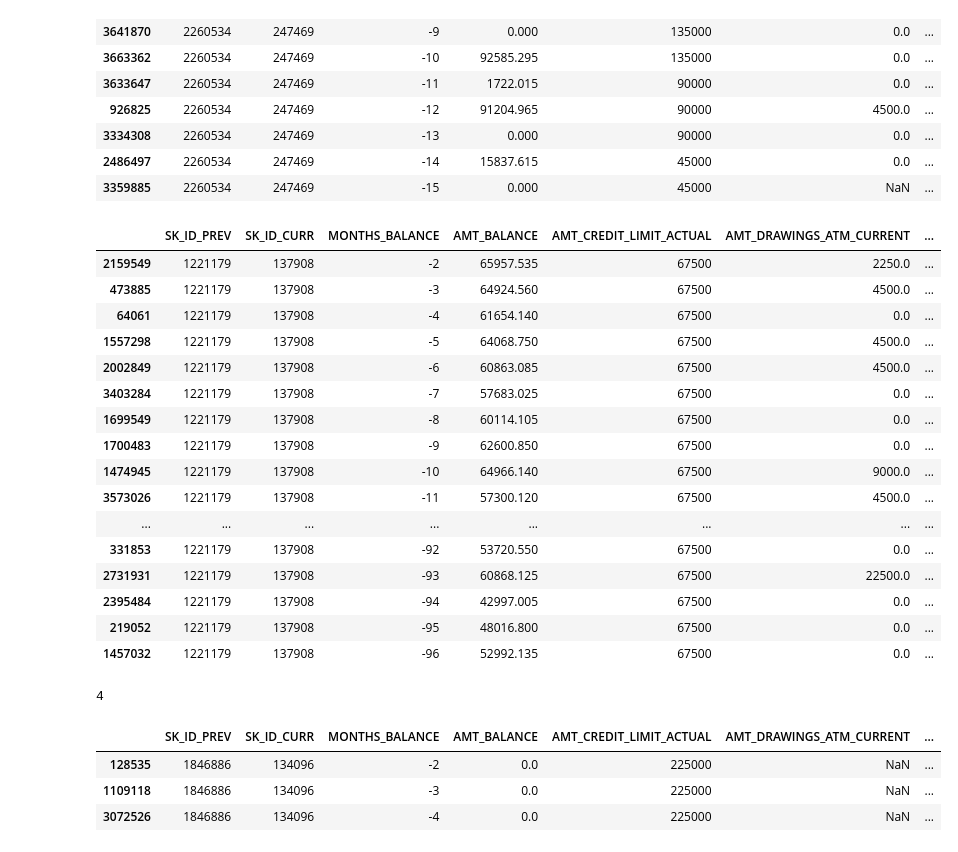
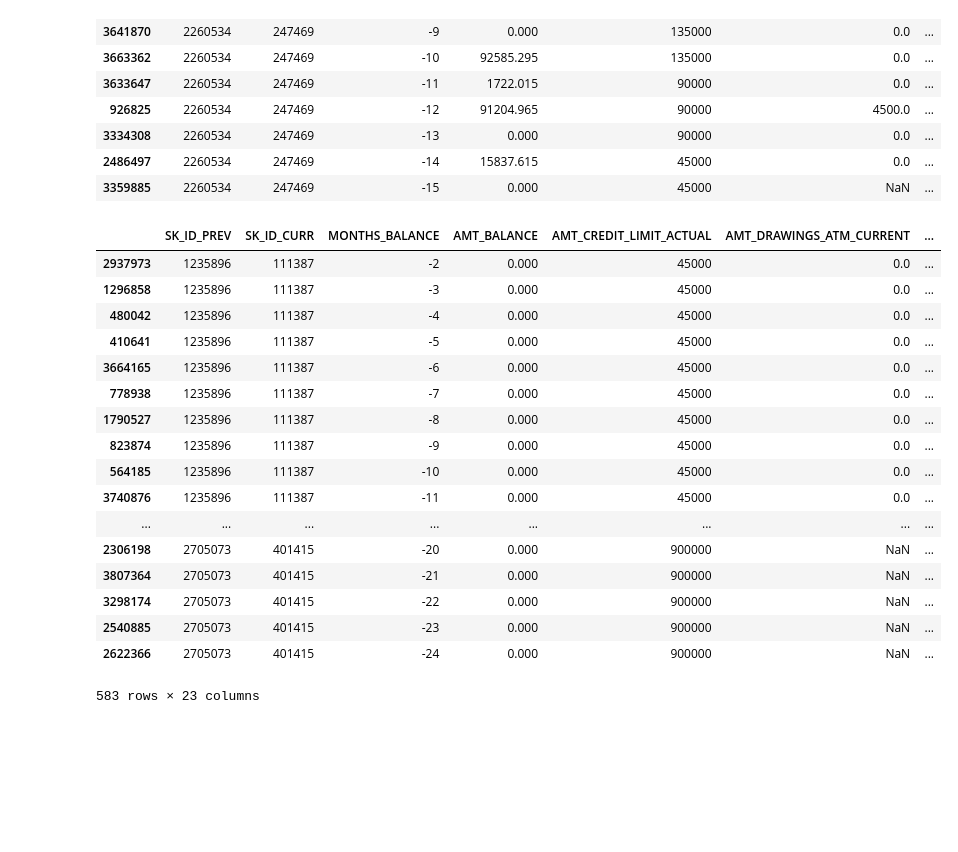
Before and after one commit to KazukiOnodera/Home-Credit-Default-Risk, a Jupyter notebook: py/EDA_006_credit_card.ipynb, the cells around one changed output. Saved outputs shown, nothing was run; the diff lists cells and outputs as text; code cells hidden in the pictures; blank space fills up the shorter version.

```diff
--- a/py/EDA_006_credit_card.ipynb
+++ b/py/EDA_006_credit_card.ipynb
@@ -94,24 +76,25 @@ tmp
 | 2486497 | 2260534 | 247469 | -14 | 15837.615 | 45000 | 0.0 | ... |
 | 3359885 | 2260534 | 247469 | -15 | 0.000 | 45000 | NaN | ... |
 # %%
-tmp = df[df.SK_ID_CURR==np.random.choice(ids)]
+tmp = df[df.SK_ID_CURR.isin(np.random.choice(ids, size=9))]
 tmp
 # %% [output]
 |  | SK_ID_PREV | SK_ID_CURR | MONTHS_BALANCE | AMT_BALANCE | AMT_CREDIT_LIMIT_ACTUAL | AMT_DRAWINGS_ATM_CURRENT | ... |
-| 2159549 | 1221179 | 137908 | -2 | 65957.535 | 67500 | 2250.0 | ... |
-| 473885 | 1221179 | 137908 | -3 | 64924.560 | 67500 | 4500.0 | ... |
-| 64061 | 1221179 | 137908 | -4 | 61654.140 | 67500 | 0.0 | ... |
-| 1557298 | 1221179 | 137908 | -5 | 64068.750 | 67500 | 4500.0 | ... |
-| 2002849 | 1221179 | 137908 | -6 | 60863.085 | 67500 | 4500.0 | ... |
-| 3403284 | 1221179 | 137908 | -7 | 57683.025 | 67500 | 0.0 | ... |
-| 1699549 | 1221179 | 137908 | -8 | 60114.105 | 67500 | 0.0 | ... |
-| 1700483 | 1221179 | 137908 | -9 | 62600.850 | 67500 | 0.0 | ... |
-| 1474945 | 1221179 | 137908 | -10 | 64966.140 | 67500 | 9000.0 | ... |
-| 3573026 | 1221179 | 137908 | -11 | 57300.120 | 67500 | 4500.0 | ... |
+| 2937973 | 1235896 | 111387 | -2 | 0.000 | 45000 | 0.0 | ... |
+| 1296858 | 1235896 | 111387 | -3 | 0.000 | 45000 | 0.0 | ... |
+| 480042 | 1235896 | 111387 | -4 | 0.000 | 45000 | 0.0 | ... |
+| 410641 | 1235896 | 111387 | -5 | 0.000 | 45000 | 0.0 | ... |
+| 3664165 | 1235896 | 111387 | -6 | 0.000 | 45000 | 0.0 | ... |
+| 778938 | 1235896 | 111387 | -7 | 0.000 | 45000 | 0.0 | ... |
+| 1790527 | 1235896 | 111387 | -8 | 0.000 | 45000 | 0.0 | ... |
+| 823874 | 1235896 | 111387 | -9 | 0.000 | 45000 | 0.0 | ... |
+| 564185 | 1235896 | 111387 | -10 | 0.000 | 45000 | 0.0 | ... |
+| 3740876 | 1235896 | 111387 | -11 | 0.000 | 45000 | 0.0 | ... |
 | ... | ... | ... | ... | ... | ... | ... | ... |
-| 331853 | 1221179 | 137908 | -92 | 53720.550 | 67500 | 0.0 | ... |
-| 2731931 | 1221179 | 137908 | -93 | 60868.125 | 67500 | 22500.0 | ... |
-| 2395484 | 1221179 | 137908 | -94 | 42997.005 | 67500 | 0.0 | ... |
-| 219052 | 1221179 | 137908 | -95 | 48016.800 | 67500 | 0.0 | ... |
-| 1457032 | 1221179 | 137908 | -96 | 52992.135 | 67500 | 0.0 | ... |
+| 2306198 | 2705073 | 401415 | -20 | 0.000 | 900000 | NaN | ... |
+| 3807364 | 2705073 | 401415 | -21 | 0.000 | 900000 | NaN | ... |
+| 3298174 | 2705073 | 401415 | -22 | 0.000 | 900000 | NaN | ... |
+| 2540885 | 2705073 | 401415 | -23 | 0.000 | 900000 | NaN | ... |
+| 2622366 | 2705073 | 401415 | -24 | 0.000 | 900000 | NaN | ... |
+583 rows × 23 columns
 # %%
@@ -119,12 +101,0 @@ tmp.to_csv('cre_sample.csv', index=False)
-# %%
-df.groupby(['SK_ID_CURR', 'MONTHS_BALANCE']).size().max()
-# %% [output]
-4
-# %%
-tmp = df[df.SK_ID_CURR==np.random.choice(ids)]
-tmp
-# %% [output]
-|  | SK_ID_PREV | SK_ID_CURR | MONTHS_BALANCE | AMT_BALANCE | AMT_CREDIT_LIMIT_ACTUAL | AMT_DRAWINGS_ATM_CURRENT | ... |
-| 128535 | 1846886 | 134096 | -2 | 0.0 | 225000 | NaN | ... |
-| 1109118 | 1846886 | 134096 | -3 | 0.0 | 225000 | NaN | ... |
-| 3072526 | 1846886 | 134096 | -4 | 0.0 | 225000 | NaN | ... |
```
Also changed, not shown: parts of 4 cells of this notebook, 15 other files.
